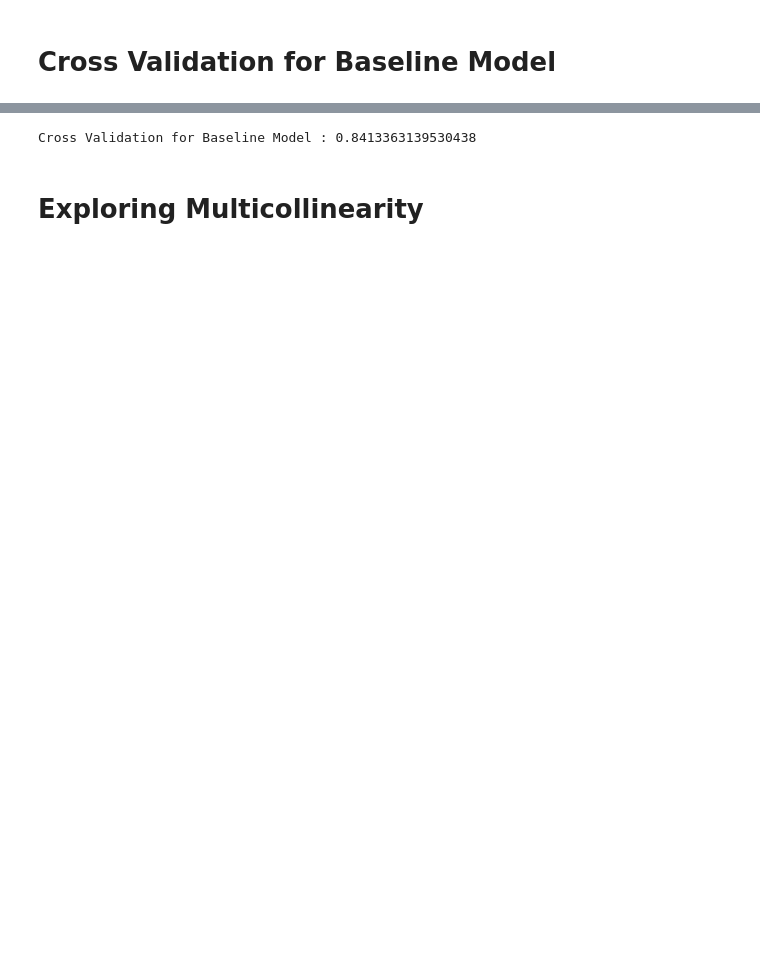
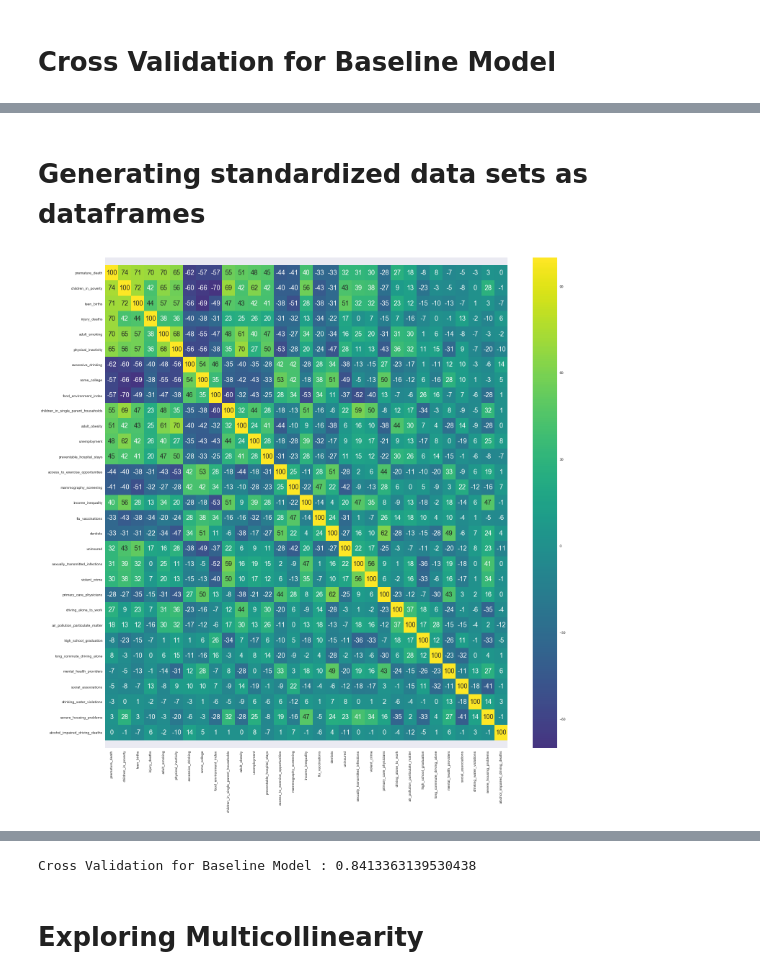
Before and after one commit to jankomah/Predicting_Life_Expectancy, a Jupyter notebook: 02.Josh_Modelling.ipynb, the cells around one changed output, grey strips where cells are left out. Cells and saved outputs as stored; diff of their text form; code cells hidden in the pictures; blank space fills up the shorter version.

```diff
--- a/02.Josh_Modelling.ipynb
+++ b/02.Josh_Modelling.ipynb
@@ -325,0 +366,34 @@ Cross Validation for Baseline Model
+# %% [markdown]
+# <a id='7'>Generating standardized data sets as dataframes<a/>
+# %%
+ss = MinMaxScaler()
+ss.fit(X_train1)
+
+X_train = ss.transform(X_train1)
+X_test = ss.transform(X_test1)
+
+X_train = pd.DataFrame(X_train, columns = feature_vars, index = X_train1.index)
+X_test = pd.DataFrame(X_test, columns = feature_vars, index = X_test1.index)
+# %%
+# creating training dataset with the standardized data
+train_new1 = pd.merge(y_train, X_train, left_index=True, right_index=True)
+# %%
+# creating the sort order
+sorted_corr_series = train_new1.corr().premature_death.abs().sort_values(ascending=False)
+sorted_cols = list(sorted_corr_series.index)
+
+# to allow for larger font sizes,
+# the correlations are being rounded and multiplied by 100
+sorted_corr_df = train_new1[sorted_cols].corr().round(2)*100
+
+plt.rcParams.update({'font.size': 18})
+fig, ax = plt.subplots(figsize = (25, 25))
+
+sns.heatmap(sorted_corr_df.astype(int),
+           center = 0, annot = True, fmt="d" , cmap = 'viridis')
+
+# a bug in the current version of matplotlib shifts the default ylim,
+# and the code below corrects it
+ax.set_ylim(len(target_var+feature_vars)+0.5, -0.5);
+# %% [output]
+[figure, added]
```
Also changed, not shown: parts of 38 cells of this notebook, 3 other files.
